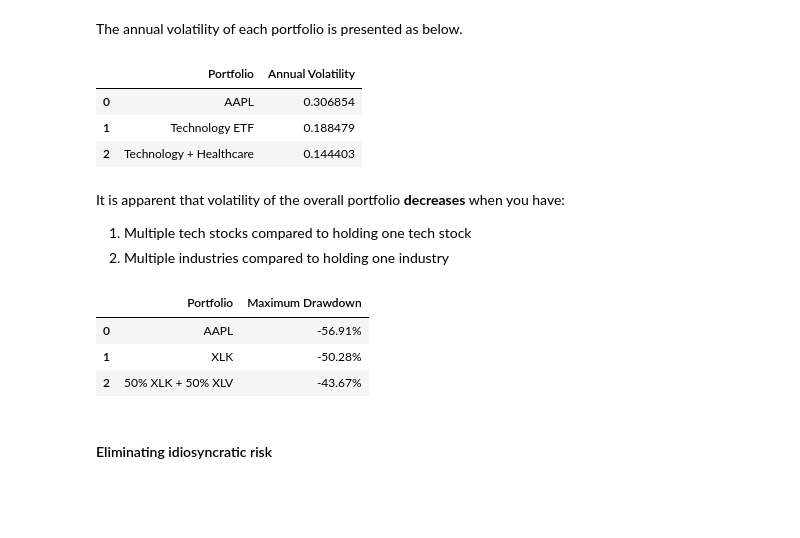
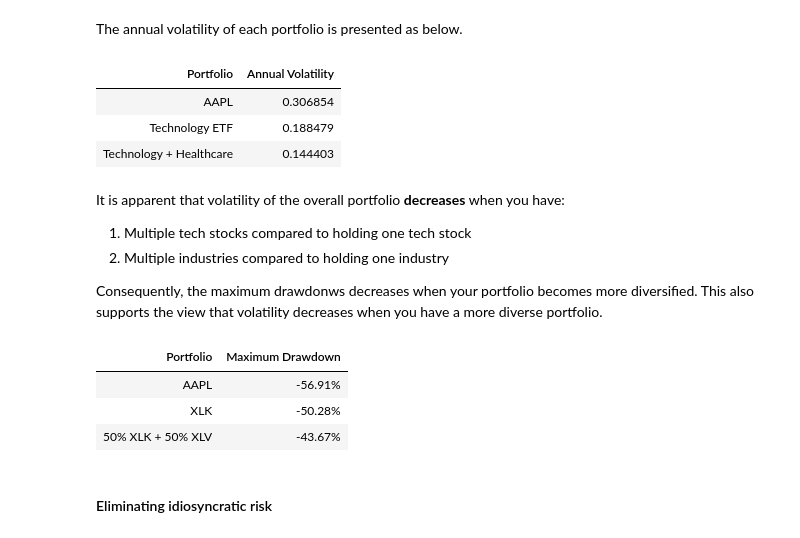
Before and after one commit to wangjubin-06/quant, a Jupyter notebook: notebooks/06_diversification_and_correlation_breakdown.ipynb, the cells around one changed output. Saved outputs shown, nothing was run; the diff lists cells and outputs as text; code cells hidden in the pictures; blank space fills up the shorter version.

```diff
--- a/notebooks/06_diversification_and_correlation_breakdown.ipynb
+++ b/notebooks/06_diversification_and_correlation_breakdown.ipynb
@@ -304,34 +320,40 @@ The annual volatility of each portfolio is presented as below.
 # %%
 volatility = pd.DataFrame({
 
     "Portfolio":[
         "AAPL",
         "Technology ETF",
         "Technology + Healthcare"
     ],
 
     "Annual Volatility":[
 
         aapl_portfolio.std()*np.sqrt(12),
 
         tech_portfolio.std()*np.sqrt(12),
 
         diversified_portfolio.std()*np.sqrt(12)
 
     ]
 })
-
-volatility
+volatility.style \
+    .set_properties(**{'text-align': 'left'}) \
+    .set_table_styles([
+        {'selector': 'th', 'props': [('text-align', 'left')]}
+    ]) \
+    .hide(axis="index")
 # %% [output]
-|  | Portfolio | Annual Volatility |
-| 0 | AAPL | 0.306854 |
-| 1 | Technology ETF | 0.188479 |
-| 2 | Technology + Healthcare | 0.144403 |
+| Portfolio | Annual Volatility |
+| AAPL | 0.306854 |
+| Technology ETF | 0.188479 |
+| Technology + Healthcare | 0.144403 |
 # %% [markdown]
 It is apparent that volatility of the overall portfolio **decreases** when you have:
 
 1) Multiple tech stocks compared to holding one tech stock
 2) Multiple industries compared to holding one industry
+
+Consequently, the maximum drawdonws decreases when your portfolio becomes more diversified. This also supports the view that volatility decreases when you have a more diverse portfolio.
 # %%
 def max_drawdown(returns):
 
@@ -345,7 +367,7 @@ def max_drawdown(returns):
 
     return drawdown.min()
 
-pd.DataFrame({
+max_drawdown_table = pd.DataFrame({
 
 "Portfolio":[
     "AAPL",
@@ -364,11 +386,18 @@ pd.DataFrame({
 ]
 
 })
+
+max_drawdown_table.style \
+    .set_properties(**{'text-align': 'left'}) \
+    .set_table_styles([
+        {'selector': 'th', 'props': [('text-align', 'left')]}
+    ]) \
+    .hide(axis="index")
 # %% [output]
-|  | Portfolio | Maximum Drawdown |
-| 0 | AAPL | -56.91% |
-| 1 | XLK | -50.28% |
-| 2 | 50% XLK + 50% XLV | -43.67% |
+| Portfolio | Maximum Drawdown |
+| AAPL | -56.91% |
+| XLK | -50.28% |
+| 50% XLK + 50% XLV | -43.67% |
 # %%
 aapl_index = np.exp(
     aapl_portfolio.cumsum()
```
Also changed, not shown: parts of 19 cells of this notebook.
